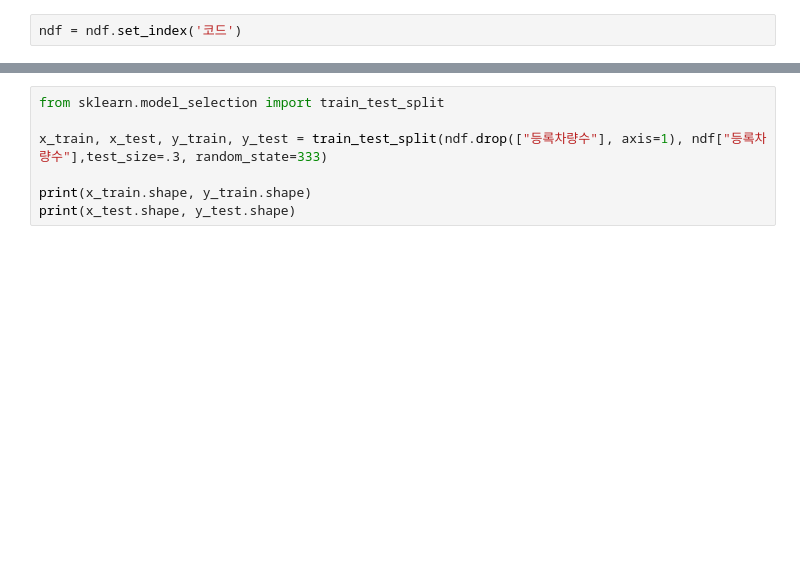
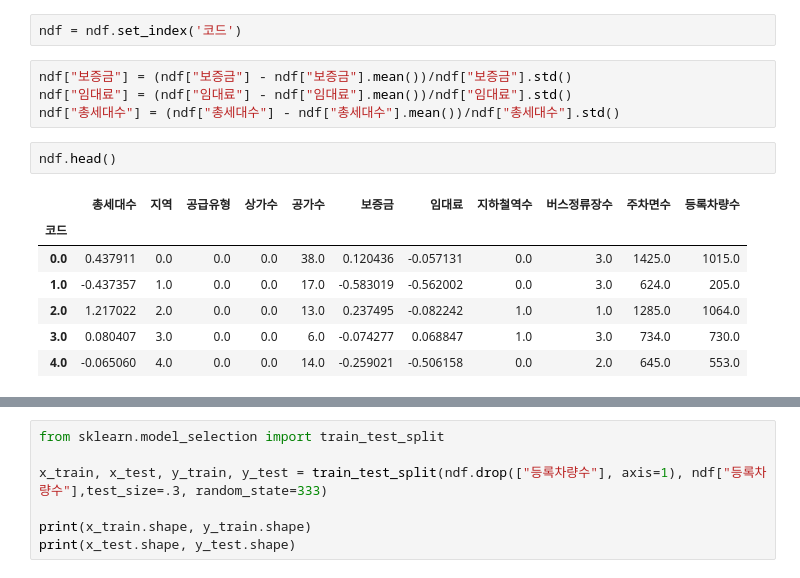
Before and after one commit to gustnekd47/DACON_parkingLot, a Jupyter notebook: main.ipynb, the cells around one changed output, grey strips where cells are left out. Drawn from its saved outputs; the diff is of its cells as text; blank space fills up the shorter version.

```diff
--- a/main.ipynb
+++ b/main.ipynb
@@ -315,3 +315,17 @@ for code in df["코드"].unique():
 423
 # %%
 ndf = ndf.set_index('코드')
+# %%
+ndf["보증금"] = (ndf["보증금"] - ndf["보증금"].mean())/ndf["보증금"].std()
+ndf["임대료"] = (ndf["임대료"] - ndf["임대료"].mean())/ndf["임대료"].std()
+ndf["총세대수"] = (ndf["총세대수"] - ndf["총세대수"].mean())/ndf["총세대수"].std()
+# %%
+ndf.head()
+# %% [output]
+|  | 총세대수 | 지역 | 공급유형 | 상가수 | 공가수 | 보증금 | 임대료 | 지하철역수 | 버스정류장수 | 주차면수 | 등록차량수 |
+| 코드 |  |  |  |  |  |  |  |  |  |  |  |
+| 0.0 | 0.437911 | 0.0 | 0.0 | 0.0 | 38.0 | 0.120436 | -0.057131 | 0.0 | 3.0 | 1425.0 | 1015.0 |
+| 1.0 | -0.437357 | 1.0 | 0.0 | 0.0 | 17.0 | -0.583019 | -0.562002 | 0.0 | 3.0 | 624.0 | 205.0 |
+| 2.0 | 1.217022 | 2.0 | 0.0 | 0.0 | 13.0 | 0.237495 | -0.082242 | 1.0 | 1.0 | 1285.0 | 1064.0 |
+| 3.0 | 0.080407 | 3.0 | 0.0 | 0.0 | 6.0 | -0.074277 | 0.068847 | 1.0 | 3.0 | 734.0 | 730.0 |
+| 4.0 | -0.065060 | 4.0 | 0.0 | 0.0 | 14.0 | -0.259021 | -0.506158 | 0.0 | 2.0 | 645.0 | 553.0 |
```
Also changed, not shown: parts of 8 cells of this notebook, 1 other file.
